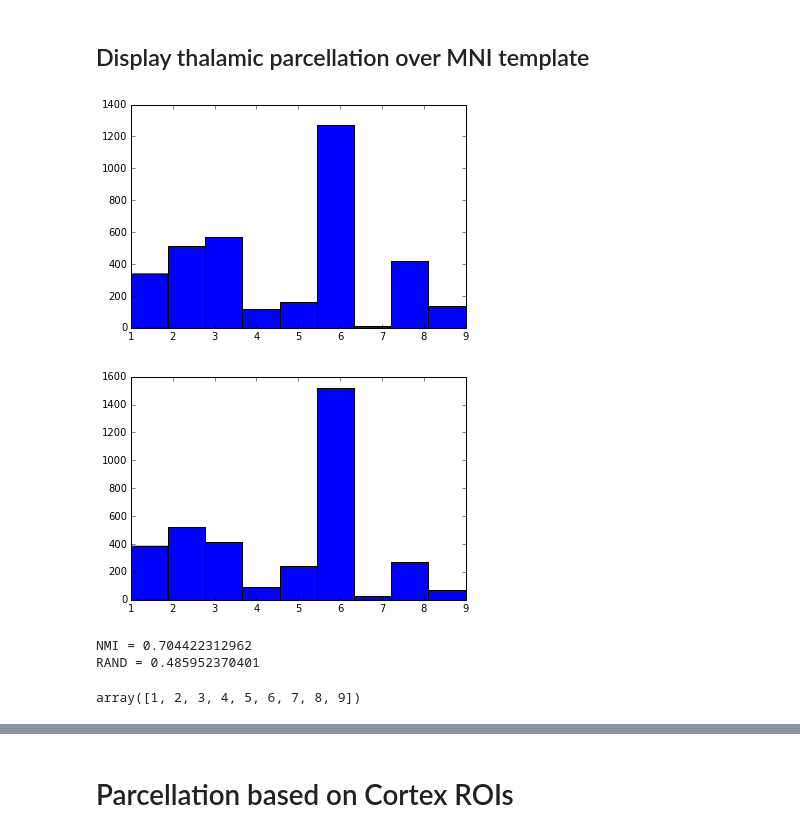
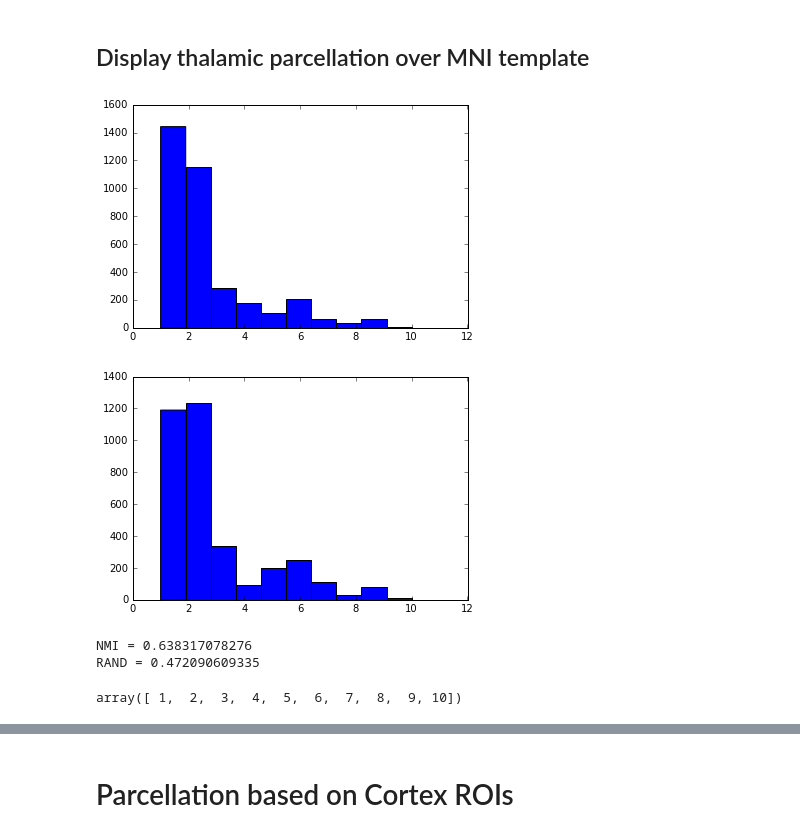
Before and after one commit to kaihwang/FuncParcel, a Jupyter notebook: Visualize_WTA_maps.ipynb, the cells around one changed output, grey strips where cells are left out. Cells and saved outputs as stored; diff of their text form; code cells hidden in the pictures.

```diff
--- a/Visualize Parcellation.ipynb
+++ b/Visualize_WTA_maps.ipynb
@@ -49,34 +38,33 @@ _, NKI_ParcelCIs, _, = FuncParcel.parcel_subcortical_network(NKIadjmat, subcorti
 # %%
 # sort CI vector
 def sort_CI(Thalamo_ParcelCIs):
     CIs = np.zeros(len(Thalamus_voxel_coordinate))
     for i, thalamus_voxel_index in enumerate(Thalamus_voxel_coordinate[:,3]):
         CIs[i] = Thalamo_ParcelCIs[thalamus_voxel_index][0]
     CIs = CIs.astype(int)
     return CIs
 
 
 NKI_CIs = sort_CI(NKI_ParcelCIs)
 MGH_CIs = sort_CI(MGH_ParcelCIs)
-MGH_CIs[MGH_CIs==11] = 9
-NKI_CIs[NKI_CIs==11] = 9
+
 plt.hist(NKI_CIs, bins=np.max(np.unique(NKI_CIs)))
 plt.show()
 plt.hist(MGH_CIs, bins=np.max(np.unique(MGH_CIs)))
 plt.show()
 print 'NMI =', NMI(NKI_CIs, MGH_CIs)
 print 'RAND =', RAND(NKI_CIs, MGH_CIs)
 
-FuncParcel.save_object(MGH_CIs, '/home/despoB/kaihwang/bin/FuncParcel/Data/MGH_Thalamus_CIs')
+#FuncParcel.save_object(MGH_CIs, '/home/despoB/kaihwang/bin/FuncParcel/Data/MGH_Thalamus_CIs')
 # %% [output]
-[figure, old version]
+[figure, new version]
-[figure, old version]
+[figure, new version]
-NMI = 0.704422312962
-RAND = 0.485952370401
+NMI = 0.638317078276
+RAND = 0.472090609335
 # %%
 np.unique(MGH_CIs)
 # %% [output]
-array([1, 2, 3, 4, 5, 6, 7, 8, 9])
+array([ 1,  2,  3,  4,  5,  6,  7,  8,  9, 10])
 # %%
 def visualize_parcellation(CIs, cmap, savepath):
     # show volum image
```
Also changed, not shown: parts of 2 cells of this notebook, 1 other file.
